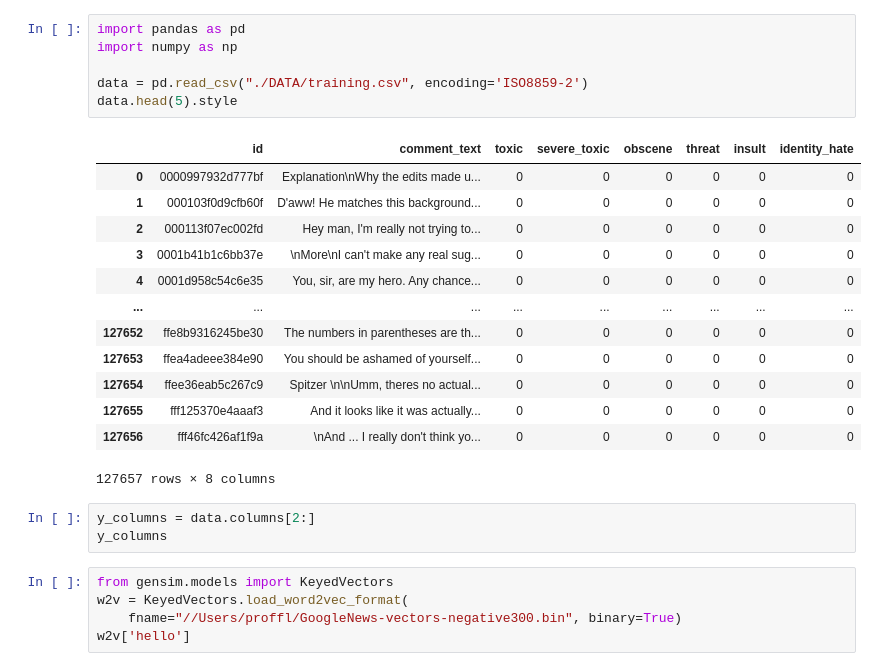
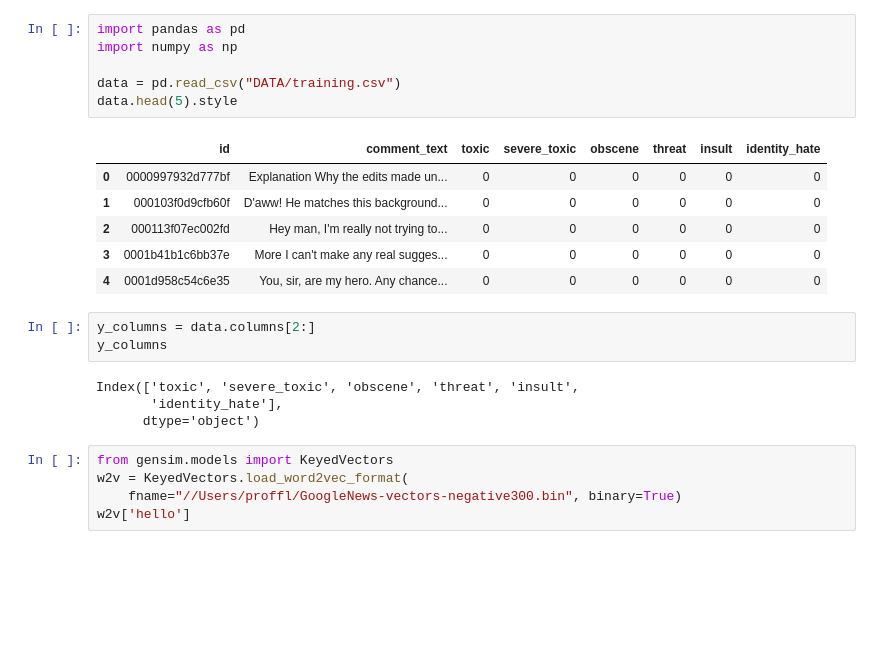
Before and after one commit to ProfFL028/TwilightStruggle, a Jupyter notebook: MachineLearning/exam/cda_gensim_prune.ipynb, the cells around one changed output. Saved outputs shown, nothing was run; the diff lists cells and outputs as text; blank space fills up the shorter version.

```diff
--- a/MachineLearning/exam/cda_gensim_prune.ipynb
+++ b/MachineLearning/exam/cda_gensim_prune.ipynb
@@ -1,26 +1,23 @@
 # %%
 import pandas as pd
 import numpy as np
 
-data = pd.read_csv("./DATA/training.csv", encoding='ISO8859-2')
+data = pd.read_csv("DATA/training.csv")
 data.head(5).style
 # %% [output]
 |  | id | comment_text | toxic | severe_toxic | obscene | threat | insult | identity_hate |
-| 0 | 0000997932d777bf | Explanation\nWhy the edits made u... | 0 | 0 | 0 | 0 | 0 | 0 |
+| 0 | 0000997932d777bf | Explanation Why the edits made un... | 0 | 0 | 0 | 0 | 0 | 0 |
 | 1 | 000103f0d9cfb60f | D'aww! He matches this background... | 0 | 0 | 0 | 0 | 0 | 0 |
 | 2 | 000113f07ec002fd | Hey man, I'm really not trying to... | 0 | 0 | 0 | 0 | 0 | 0 |
-| 3 | 0001b41b1c6bb37e | \nMore\nI can't make any real sug... | 0 | 0 | 0 | 0 | 0 | 0 |
+| 3 | 0001b41b1c6bb37e | More I can't make any real sugges... | 0 | 0 | 0 | 0 | 0 | 0 |
 | 4 | 0001d958c54c6e35 | You, sir, are my hero. Any chance... | 0 | 0 | 0 | 0 | 0 | 0 |
-| ... | ... | ... | ... | ... | ... | ... | ... | ... |
-| 127652 | ffe8b9316245be30 | The numbers in parentheses are th... | 0 | 0 | 0 | 0 | 0 | 0 |
-| 127653 | ffea4adeee384e90 | You should be ashamed of yourself... | 0 | 0 | 0 | 0 | 0 | 0 |
-| 127654 | ffee36eab5c267c9 | Spitzer \n\nUmm, theres no actual... | 0 | 0 | 0 | 0 | 0 | 0 |
-| 127655 | fff125370e4aaaf3 | And it looks like it was actually... | 0 | 0 | 0 | 0 | 0 | 0 |
-| 127656 | fff46fc426af1f9a | \nAnd ... I really don't think yo... | 0 | 0 | 0 | 0 | 0 | 0 |
-127657 rows × 8 columns
 # %%
 y_columns = data.columns[2:]
 y_columns
+# %% [output]
+Index(['toxic', 'severe_toxic', 'obscene', 'threat', 'insult',
+       'identity_hate'],
+      dtype='object')
 # %%
 from gensim.models import KeyedVectors
 w2v = KeyedVectors.load_word2vec_format(
```
Also changed, not shown: parts of 12 cells of this notebook, 7 other files.
